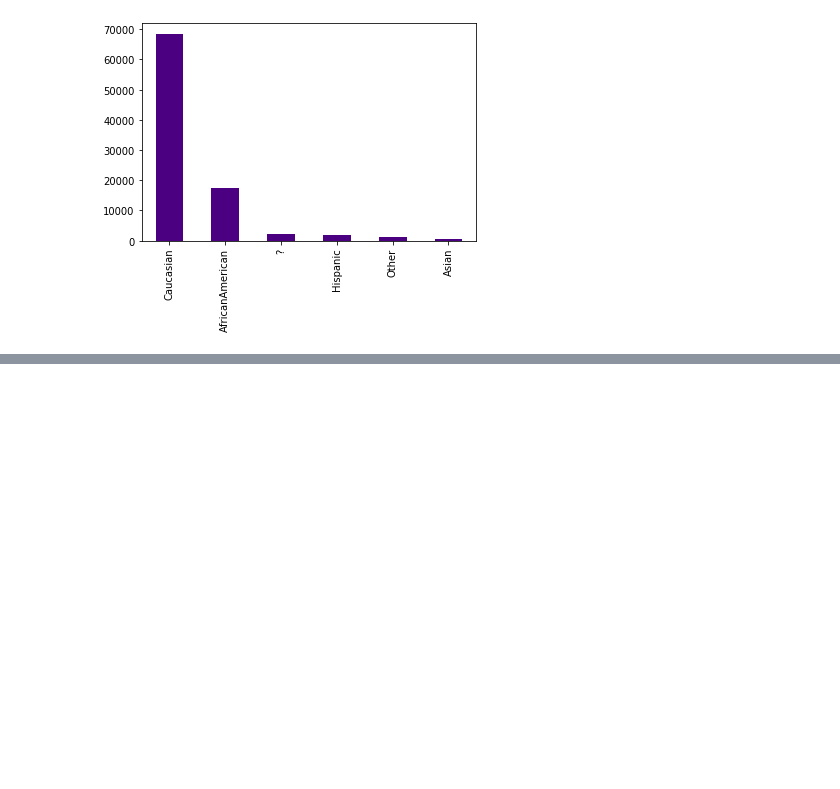
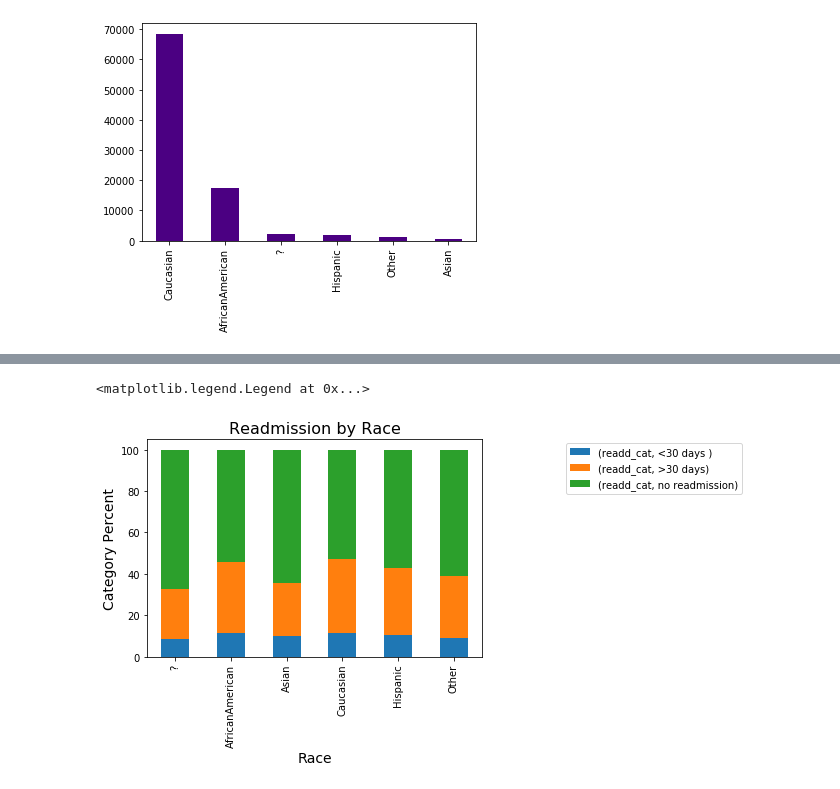
Before and after one commit to ArenCarpenter/Diabetes_Hospitalizations, a Jupyter notebook: dbts_hosp_readd.ipynb, the cells around one changed output, grey strips where cells are left out. Cells and saved outputs as stored; diff of their text form; code cells hidden in the pictures; blank space fills up the shorter version.

```diff
--- a/dbts_hosp_readd.ipynb
+++ b/dbts_hosp_readd.ipynb
@@ -277,0 +361,10 @@ df.race.value_counts().plot(kind='bar', color='indigo')
+# %%
+race_prct.unstack().plot(kind='bar', stacked=True)
+plt.xlabel('Race', fontsize=14)
+
+plt.ylabel('Category Percent',fontsize=14)
+plt.title('Readmission by Race', fontsize=16)
+plt.legend(loc = (1.25,.75))
+# %% [output]
+<matplotlib.legend.Legend at 0x...>
+[figure, added]
```
Also changed, not shown: parts of 18 cells of this notebook.
